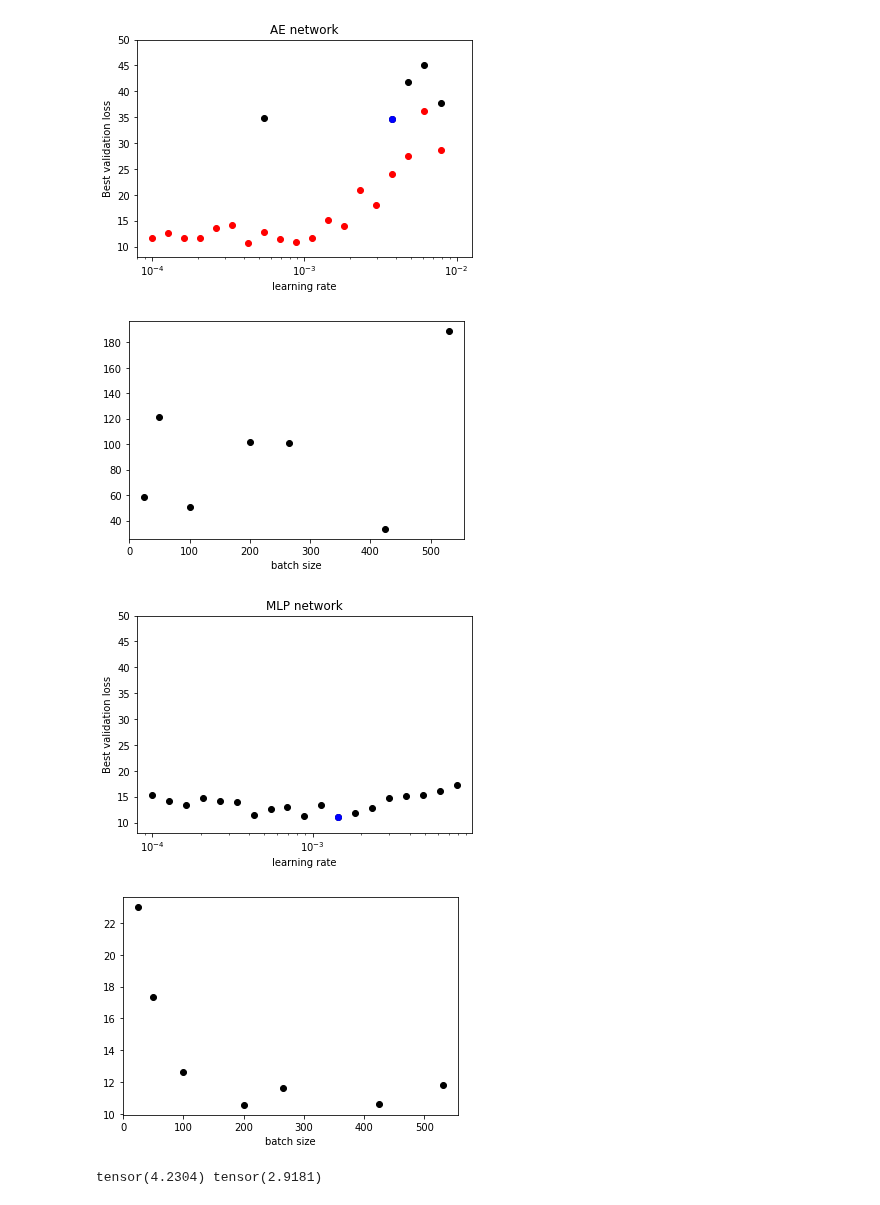
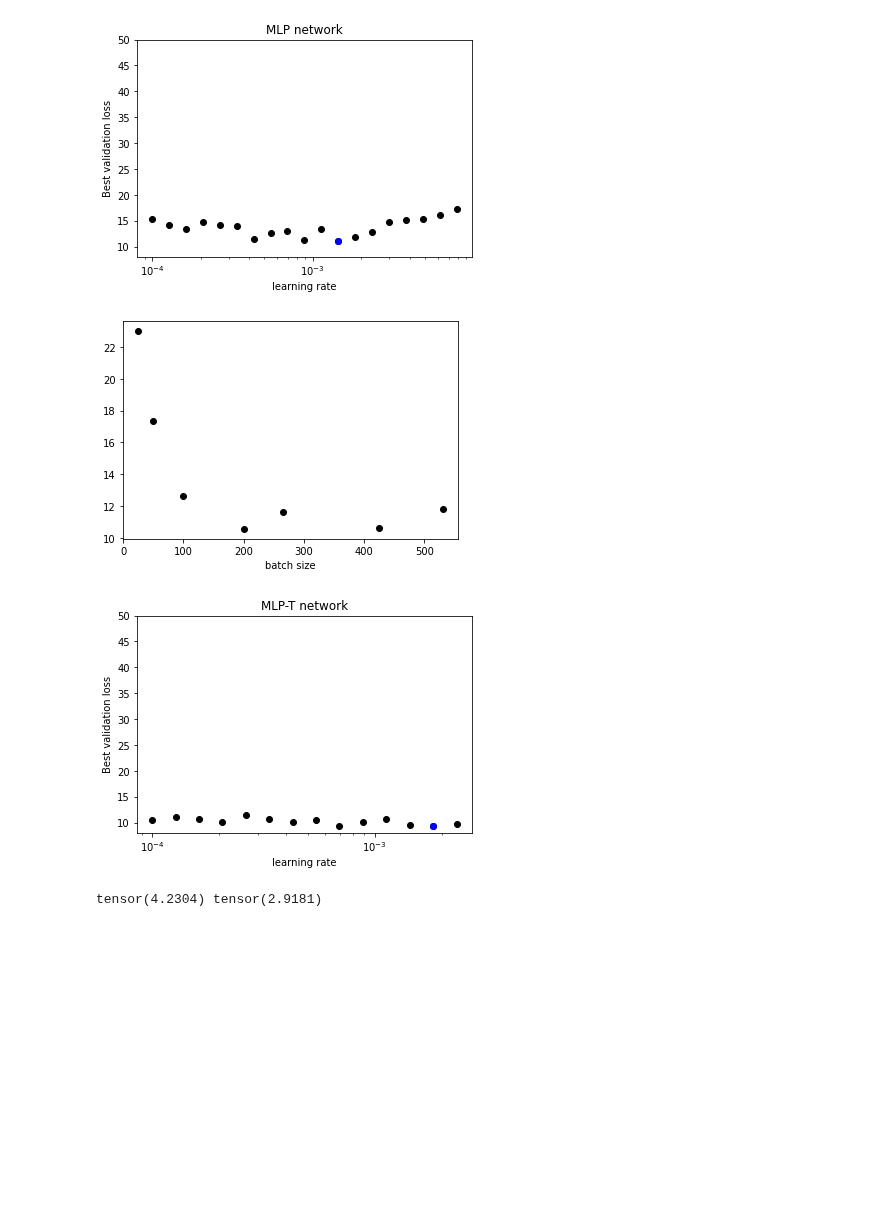
Before and after one commit to jadamo/CovNet, a Jupyter notebook: notebooks/Test-Network.ipynb, the cells around one changed output. Cells and saved outputs as stored; diff of their text form; code cells hidden in the pictures; blank space fills up the shorter version.

```diff
--- a/notebooks/Test-Network.ipynb
+++ b/notebooks/Test-Network.ipynb
@@ -32,7 +33,7 @@ device = CovNet.try_gpu()
 training_dir = "/home/joeadamo/Research/CovNet/Data/Training-Set-HighZ-NGC/"
 save_dir = "/home/joeadamo/Research/CovNet/Plots/"
 BOSS_dir = "/home/joeadamo/Research/Data/BOSS-DR12/Updated/"
-CovaPT_dir = "/home/joeadamo/Research/CovaPT/Example-Data/"
+CovaPT_dir = '/home/joeadamo/Research/CovaPT/Data/'
 
 if structure_flag == 0: folder = "VAE"
 elif structure_flag == 1: folder = "VAE-cnn"
@@ -44,6 +45,7 @@ folder+="/"
 net_dir_VAE = "/home/joeadamo/Research/CovNet/emulators/ngc_z3/VAE/"
 net_dir_AE  = "/home/joeadamo/Research/CovNet/emulators/ngc_z3/AE/"
 net_dir_MLP = "/home/joeadamo/Research/CovNet/emulators/ngc_z3/MLP/"
+net_dir_T = "/home/joeadamo/Research/CovNet/emulators/ngc_z3/MLP-T/"
 
 net_dir_VAE_G = "/home/joeadamo/Research/CovNet/emulators/ngc_z3/VAE-gaussian/"
 net_dir_AE_G  = "/home/joeadamo/Research/CovNet/emulators/ngc_z3/AE-gaussian/"
@@ -244,9 +280,9 @@ final Latent network validation loss = 0.173
 # %%
 # generate plots of best loss with respect to varied hyperparameters
 
-for net_dir in [net_dir_VAE, net_dir_AE, net_dir_MLP]:
+for net_dir in [net_dir_VAE, net_dir_MLP, net_dir_T]:
     if net_dir == net_dir_VAE:   label="VAE network"
-    elif net_dir == net_dir_AE:  label="AE network"
+    elif net_dir == net_dir_T:  label="MLP-T network"
     elif net_dir == net_dir_MLP: label="MLP network"
 
     if exists(net_dir+"optimized-lr.dat"):
@@ -293,9 +329,8 @@ best loss achieved: 11.142
 [figure]
 [figure]
-[figure, old version]
+[figure, new version]
-[figure, old version]
+[figure, new version]
-[figure, old version]
+[figure, new version]
-[figure, removed]
 # %%
 # get minimum gaussian loss data
 
```
Also changed, not shown: parts of 32 cells of this notebook, 9 other files.
